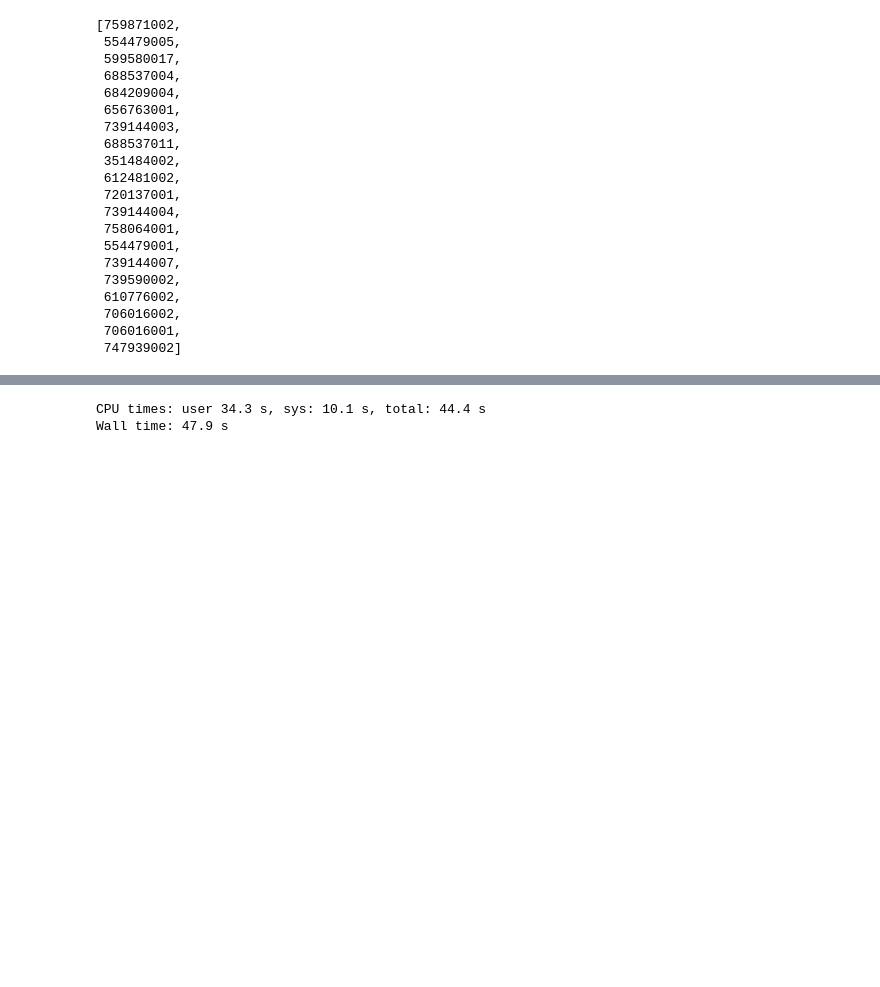
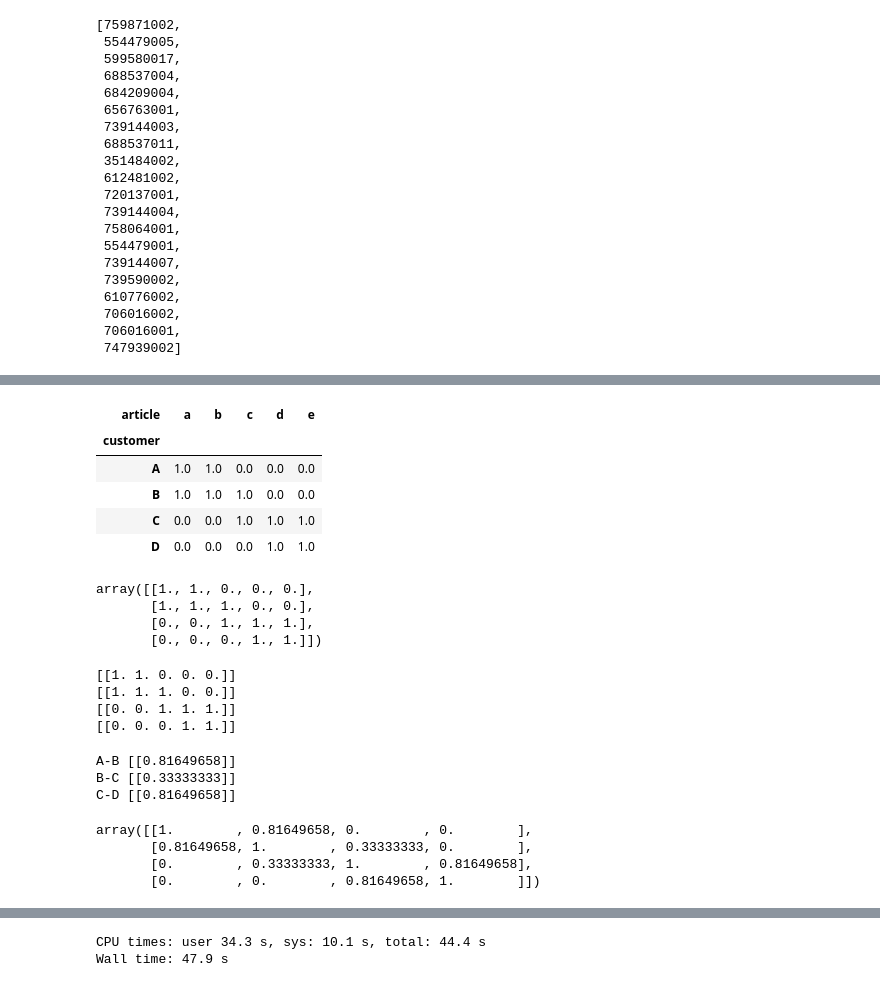
Before and after one commit to alexkychen/HMproduct, a Jupyter notebook: notebook/1. Exploratory Data Analysis.ipynb, the cells around one changed output, grey strips where cells are left out. Saved outputs shown, nothing was run; the diff lists cells and outputs as text; code cells hidden in the pictures; blank space fills up the shorter version.

```diff
--- a/notebook/1. Exploratory Data Analysis.ipynb
+++ b/notebook/1. Exploratory Data Analysis.ipynb
@@ -105,0 +184,54 @@ top20_article_id
+# %%
+df_t.drop_duplicates(inplace=True)
+# %%
+df_t.pivot(index='customer', columns="article")['value'].fillna(0)
+# %% [output]
+| article | a | b | c | d | e |
+| customer |  |  |  |  |  |
+| A | 1.0 | 1.0 | 0.0 | 0.0 | 0.0 |
+| B | 1.0 | 1.0 | 1.0 | 0.0 | 0.0 |
+| C | 0.0 | 0.0 | 1.0 | 1.0 | 1.0 |
+| D | 0.0 | 0.0 | 0.0 | 1.0 | 1.0 |
+# %%
+import numpy as np
+
+df_p = df_t.pivot(index='customer', columns="article")['value'].fillna(0)
+df_m = np.array(df_p)
+df_m
+# %% [output]
+array([[1., 1., 0., 0., 0.],
+       [1., 1., 1., 0., 0.],
+       [0., 0., 1., 1., 1.],
+       [0., 0., 0., 1., 1.]])
+# %%
+n_feature = df_m.shape[1]
+A = df_m[0].reshape((1,n_feature))
+B = df_m[1].reshape((1,n_feature))
+C = df_m[2].reshape((1,n_feature))
+D = df_m[3].reshape((1,n_feature))
+print(A)
+print(B)
+print(C)
+print(D)
+# %% [output]
+[[1. 1. 0. 0. 0.]]
+[[1. 1. 1. 0. 0.]]
+[[0. 0. 1. 1. 1.]]
+[[0. 0. 0. 1. 1.]]
+# %%
+from sklearn.metrics import pairwise
+print("A-B",pairwise.cosine_similarity(A,B))
+print("B-C",pairwise.cosine_similarity(B,C))
+print("C-D",pairwise.cosine_similarity(C,D))
+# %% [output]
+A-B [[0.81649658]]
+B-C [[0.33333333]]
+C-D [[0.81649658]]
+# %%
+#calculating cosine similarity
+pairwise.cosine_similarity(df_m)
+# %% [output]
+array([[1.        , 0.81649658, 0.        , 0.        ],
+       [0.81649658, 1.        , 0.33333333, 0.        ],
+       [0.        , 0.33333333, 1.        , 0.81649658],
+       [0.        , 0.        , 0.81649658, 1.        ]])
```
Also changed, not shown: parts of 11 cells of this notebook, 1 other file.
